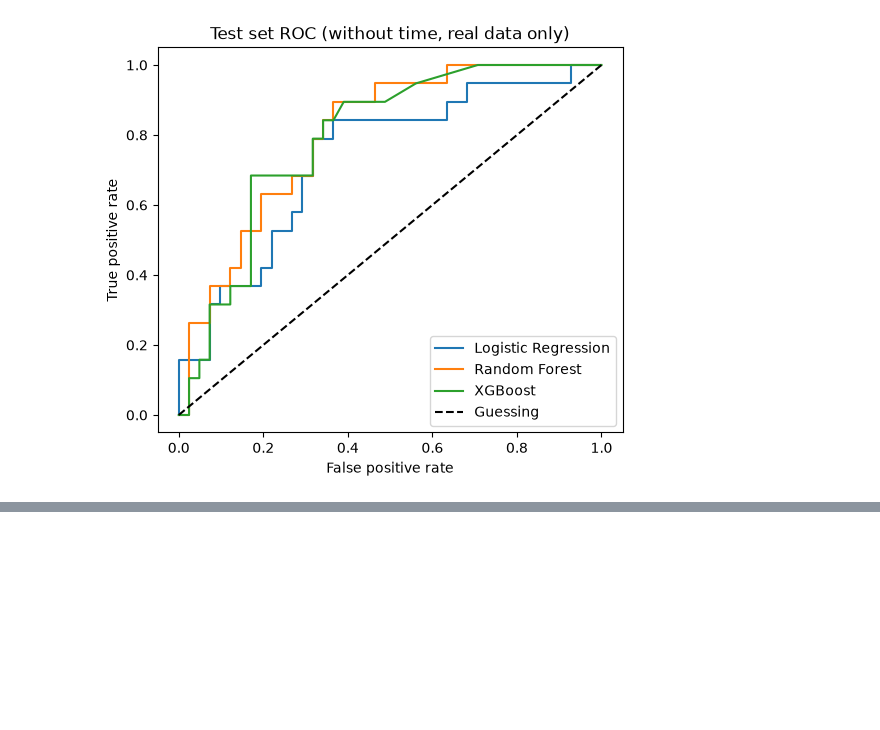
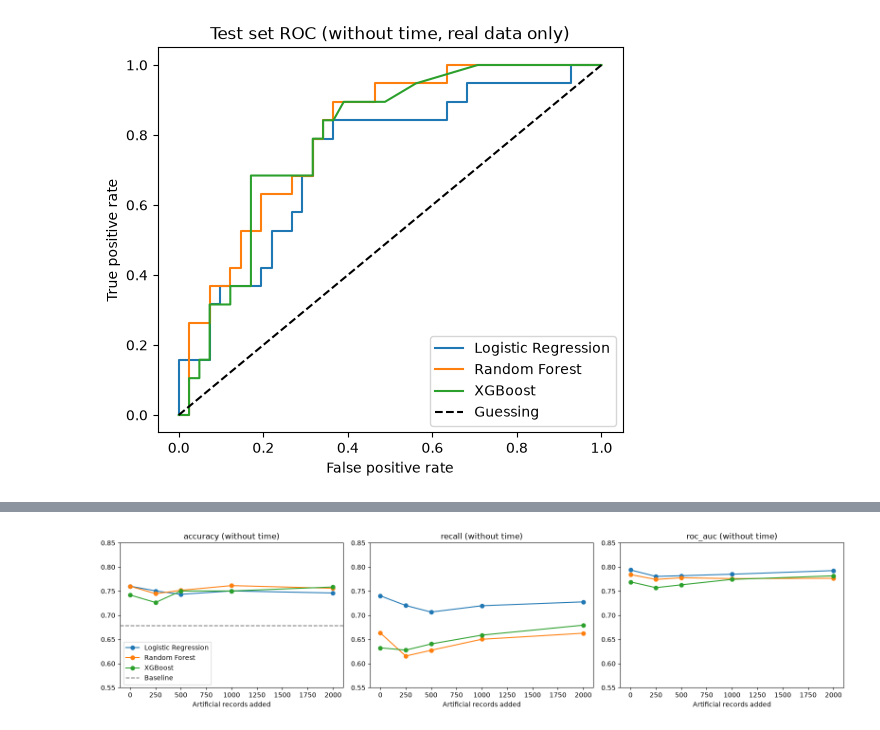
Before and after one commit to yosefstifanos/IS507-heart-failure, a Jupyter notebook: IS507_PROJECT.ipynb, the cells around one changed output, grey strips where cells are left out. Drawn from its saved outputs; the diff is of its cells as text; code cells hidden in the pictures; blank space fills up the shorter version.

```diff
--- a/IS507_PROJECT.ipynb
+++ b/IS507_PROJECT.ipynb
@@ -575,0 +964,78 @@ plt.show()
+# %%
+# (a) Paired comparison inside cross-validation, WITHOUT time
+rows = []
+for m_name in MODEL_NAMES:
+    model = best_models[('without time', m_name)]
+    real = cv_real_vs_synth(model, NO_TIME, use_synth=False)
+    synth = cv_real_vs_synth(model, NO_TIME, use_synth=True)
+    for metric in ['accuracy', 'recall', 'roc_auc']:
+        mean_d, lo, hi = honest_ci(synth[metric] - real[metric])
+        rows.append({'model': m_name, 'metric': metric,
+                     'real only': round(real[metric].mean(), 3),
+                     'real + synthetic': round(synth[metric].mean(), 3),
+                     'change': round(mean_d, 3), '95% range for change': f"{lo:.3f} to {hi:.3f}",
+                     'real difference?': 'yes' if (lo > 0 or hi < 0) else 'no'})
+display(pd.DataFrame(rows))
+
+# (b) Does MORE synthetic data help? (0, 250, 500, 1000, 2000 artificial records)
+dose_cv = RepeatedStratifiedKFold(n_splits=5, n_repeats=3, random_state=RANDOM_STATE)
+SIZES = [0, 250, 500, 1000, 2000]
+dose_rows = []
+for m_name in MODEL_NAMES:
+    model = best_models[('without time', m_name)]
+    for n_syn in SIZES:
+        accs, recs, aucs = [], [], []
+        for fold, (tr, va) in enumerate(dose_cv.split(X_train, y_train)):
+            X_tr, y_tr = X_train.iloc[tr], y_train.iloc[tr]
+            X_va, y_va = X_train.iloc[va], y_train.iloc[va]
+            if n_syn > 0:
+                X_syn, y_syn = make_synthetic(X_tr, y_tr, n=n_syn, seed=RANDOM_STATE + fold)
+                X_fit = pd.concat([X_tr, X_syn], ignore_index=True)
+                y_fit = pd.concat([y_tr.reset_index(drop=True), y_syn], ignore_index=True)
+            else:
+                X_fit, y_fit = X_tr, y_tr
+            m = fit_model(model, X_fit, y_fit, NO_TIME)
+            prob = m.predict_proba(X_va[NO_TIME])[:, 1]
+            r = all_metrics(y_va, (prob >= 0.5).astype(int), prob)
+            accs.append(r['accuracy']); recs.append(r['recall']); aucs.append(r['roc_auc'])
+        dose_rows.append({'model': m_name, 'synthetic records': n_syn,
+                          'accuracy': np.mean(accs), 'recall': np.mean(recs), 'roc_auc': np.mean(aucs)})
+dose_df = pd.DataFrame(dose_rows)
+display(dose_df.round(3))
+
+fig, ax = plt.subplots(1, 3, figsize=(16, 4))
+for a, metric in zip(ax, ['accuracy', 'recall', 'roc_auc']):
+    for m_name in MODEL_NAMES:
+        d = dose_df[dose_df['model'] == m_name]
+        a.plot(d['synthetic records'], d[metric], marker='o', label=m_name)
+    a.set_xlabel('Artificial records added'); a.set_title(metric + ' (without time)')
+    a.set_ylim(0.55, 0.85)          # same scale for all three, so small wiggles are not exaggerated
+ax[0].axhline(base_folds['accuracy'].mean(), ls='--', c='gray', label='Baseline')
+ax[0].legend()
+plt.tight_layout()
+plt.show()
+
+# (c) Why? Are the artificial records really new patients, or near-copies?
+scaler = StandardScaler().fit(X_train[NO_TIME])
+Z_real = scaler.transform(X_train[NO_TIME])
+nn = NearestNeighbors(n_neighbors=2).fit(Z_real)
+d_synth = nn.kneighbors(scaler.transform(X_syn_demo[NO_TIME]), n_neighbors=1)[0].ravel()
+d_real = nn.kneighbors(Z_real, n_neighbors=2)[0][:, 1]            # nearest OTHER real patient
+d_test = nn.kneighbors(scaler.transform(X_test[NO_TIME]), n_neighbors=1)[0].ravel()
+print("Median distance to the nearest REAL training patient (smaller = more similar):")
+print(f"  artificial records:                {np.median(d_synth):.2f}")
+print(f"  real training patients (to others): {np.median(d_real):.2f}")
+print(f"  brand-new real test patients:       {np.median(d_test):.2f}")
+
+# (d) The same comparison on the 60 test patients (uses Step 13 results, nothing re-run)
+ft = final_table[final_table['features'] == 'without time']
+rows = []
+for m_name in MODEL_NAMES:
+    a = ft[(ft['model'] == m_name) & (ft['training data'] == 'real only')].iloc[0]
+    b = ft[(ft['model'] == m_name) & (ft['training data'] == 'real + synthetic')].iloc[0]
+    rows.append({'model': m_name,
+                 'acc real only': a['accuracy'], 'acc real+synth': b['accuracy'],
+                 'recall real only': a['recall'], 'recall real+synth': b['recall'],
+                 'AUC real only': a['roc_auc'], 'AUC real+synth': b['roc_auc']})
+display(pd.DataFrame(rows))
+# %% [output]
@@ -575,0 +1068 @@ plt.show()
+[figure, added]
```
Also changed, not shown: parts of 25 cells of this notebook.
